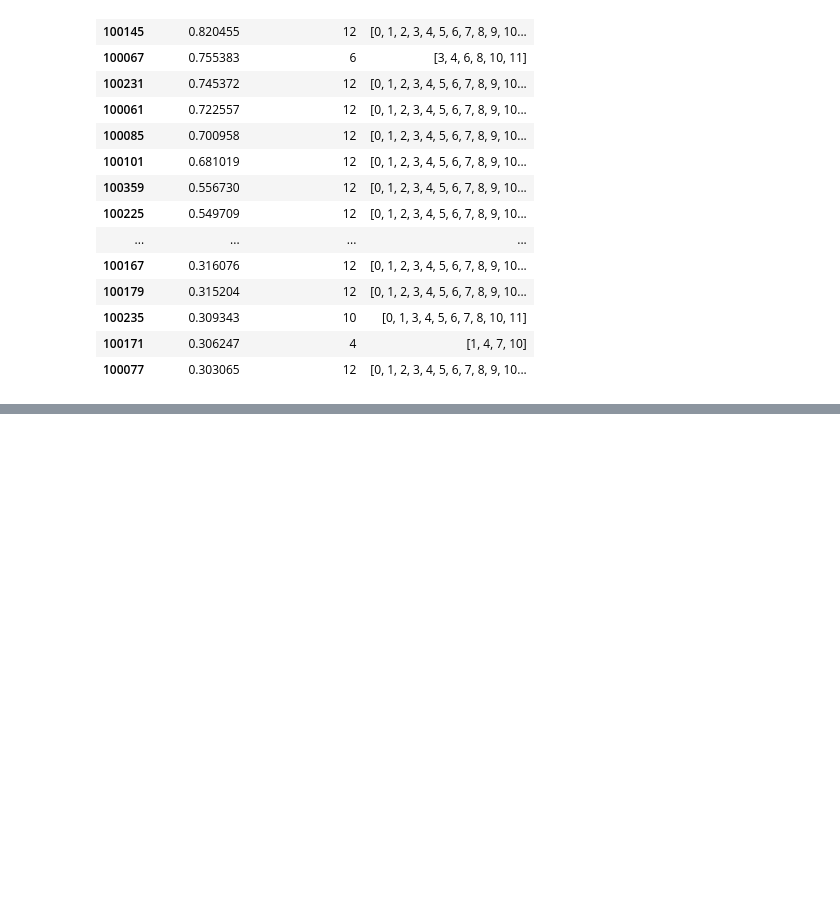
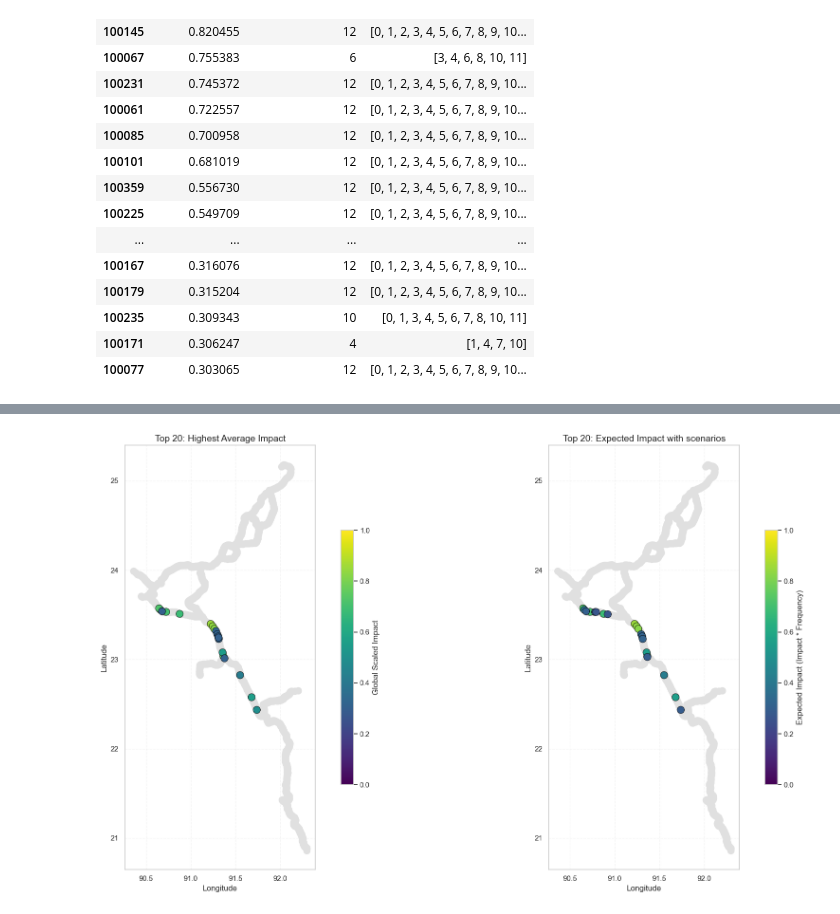
Before and after one commit to nielsvdd42/EPA133A-Advanced-Simulation-Group-1, a Jupyter notebook: EPA133a-G01-A4/notebook/6_Results_Mirte.ipynb, the cells around one changed output, grey strips where cells are left out. Cells and saved outputs as stored; diff of their text form; code cells hidden in the pictures; blank space fills up the shorter version.

```diff
--- a/EPA133a-G01-A4/notebook/6_Results_Mirte.ipynb
+++ b/EPA133a-G01-A4/notebook/6_Results_Mirte.ipynb
@@ -217,0 +193,13 @@ plt.show()
+# %%
+totaal_scenarios = 12
+avg_impact_per_bridge['expected_impact'] = (
+    avg_impact_per_bridge['impact_scaled'] * (avg_impact_per_bridge['occurrence_count'] / totaal_scenarios)
+)
+
+top_20_expected = avg_impact_per_bridge.sort_values(by='expected_impact', ascending=False).head(20).copy()
+
+
+print("Top 20 Bruggen op basis van Expected Impact (Gecorrigeerd):")
+print("-" * 85)
+display_cols = ['impact_scaled', 'occurrence_count', 'expected_impact', 'lat', 'lon']
+top_20_expected[display_cols].reset_index()
@@ -217,0 +226,41 @@ plt.show()
+# %%
+import matplotlib.pyplot as plt
+
+top_20_impact = avg_impact_per_bridge.sort_values('impact_scaled', ascending=False).head(20).reset_index()
+
+top_20_expected = avg_impact_per_bridge.sort_values('expected_impact', ascending=False).head(20).reset_index()
+
+fig, axes = plt.subplots(1, 2, figsize=(20, 10))
+
+
+ax1 = axes[0]
+ax1.scatter(base_df['lon'], base_df['lat'], color= '#e0e0e0', s=100, alpha=1, zorder=1) # s verlaagd naar 2 voor context
+sc1 = ax1.scatter(top_20_impact['lon'], top_20_impact['lat'],
+                  c=top_20_impact['impact_scaled'], cmap='viridis',
+                  s=120, alpha=1.0, edgecolor='black', linewidth=0.6, zorder=2)
+
+ax1.set_title("Top 20: Highest Average Impact", fontsize=14)
+sc1.set_clim(0, 1)
+plt.colorbar(sc1, ax=ax1, shrink=0.6, label='Global Scaled Impact')
+
+# --- RECHTER PLOT: Expected Impact (Gecorrigeerd) ---
+ax2 = axes[1]
+ax2.scatter(base_df['lon'], base_df['lat'], color='#e0e0e0', s=100, alpha=1, zorder=1)
+sc2 = ax2.scatter(top_20_expected['lon'], top_20_expected['lat'],
+                  c=top_20_expected['expected_impact'], cmap='viridis',
+                  s=120, alpha=1.0, edgecolor='black', linewidth=0.6, zorder=2)
+
+ax2.set_title("Top 20: Expected Impact with scenarios", fontsize=14)
+sc2.set_clim(0, 1)
+plt.colorbar(sc2, ax=ax2, shrink=0.6, label='Expected Impact (Impact * Frequency)')
+
+for ax in axes:
+    ax.set_xlabel("Longitude")
+    ax.set_ylabel("Latitude")
+    ax.set_aspect('equal', adjustable='box')
+    ax.grid(True, linestyle='--', alpha=0.2)
+
+plt.tight_layout()
+plt.show()
+# %% [output]
+[figure, added]
```
Also changed, not shown: parts of 4 cells of this notebook.
